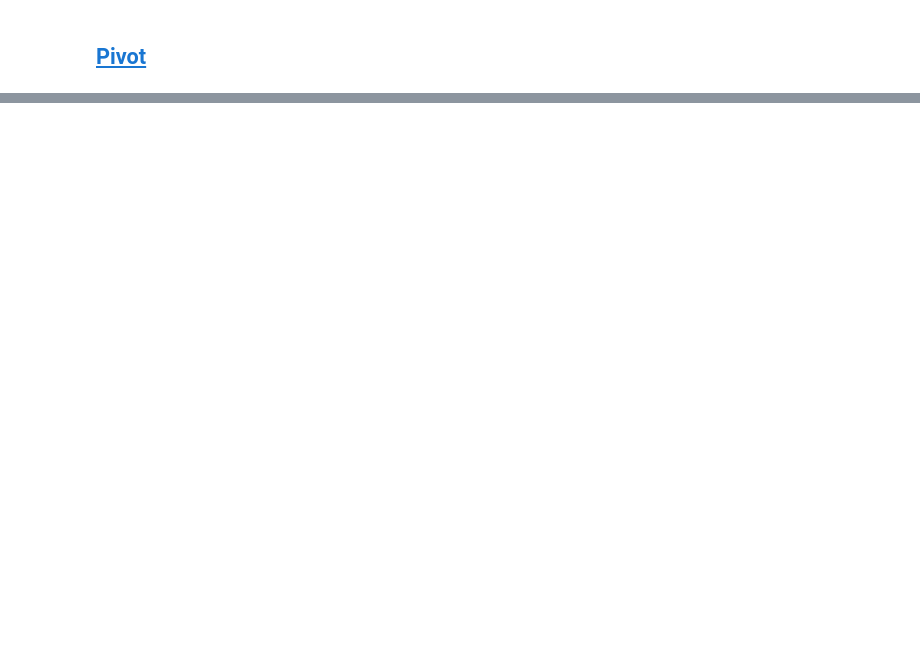
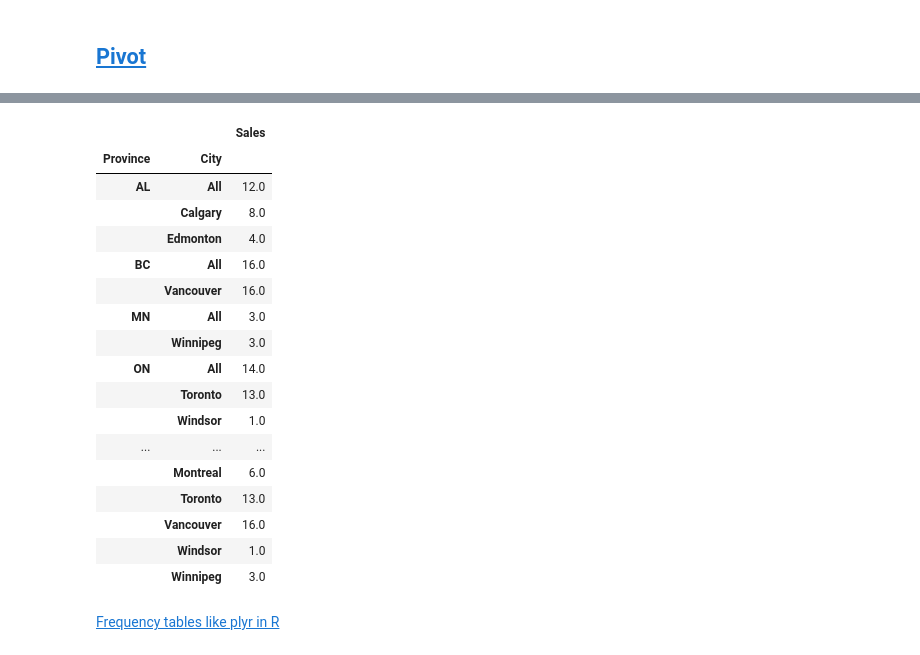
Before and after one commit to bgroveben/python3_machine_learning_projects, a Jupyter notebook: learn_kaggle/pandas/pandas_cookbook.ipynb, the cells around one changed output, grey strips where cells are left out. Cells and saved outputs as stored; diff of their text form; code cells hidden in the pictures; blank space fills up the shorter version.

```diff
--- a/learn_kaggle/pandas/pandas_cookbook.ipynb
+++ b/learn_kaggle/pandas/pandas_cookbook.ipynb
@@ -1204,0 +1235,23 @@ dfs[2]
+# %%
+table.stack('City')
+# %% [output]
+|  |  | Sales |
+| Province | City |  |
+| AL | All | 12.0 |
+|  | Calgary | 8.0 |
+|  | Edmonton | 4.0 |
+| BC | All | 16.0 |
+|  | Vancouver | 16.0 |
+| MN | All | 3.0 |
+|  | Winnipeg | 3.0 |
+| ON | All | 14.0 |
+|  | Toronto | 13.0 |
+|  | Windsor | 1.0 |
+| ... | ... | ... |
+|  | Montreal | 6.0 |
+|  | Toronto | 13.0 |
+|  | Vancouver | 16.0 |
+|  | Windsor | 1.0 |
+|  | Winnipeg | 3.0 |
+# %% [markdown]
+[Frequency tables like plyr in R](https://stackoverflow.com/questions/15589354/frequency-tables-in-pandas-like-plyr-in-r)
```
Also changed, not shown: parts of 17 cells of this notebook.
